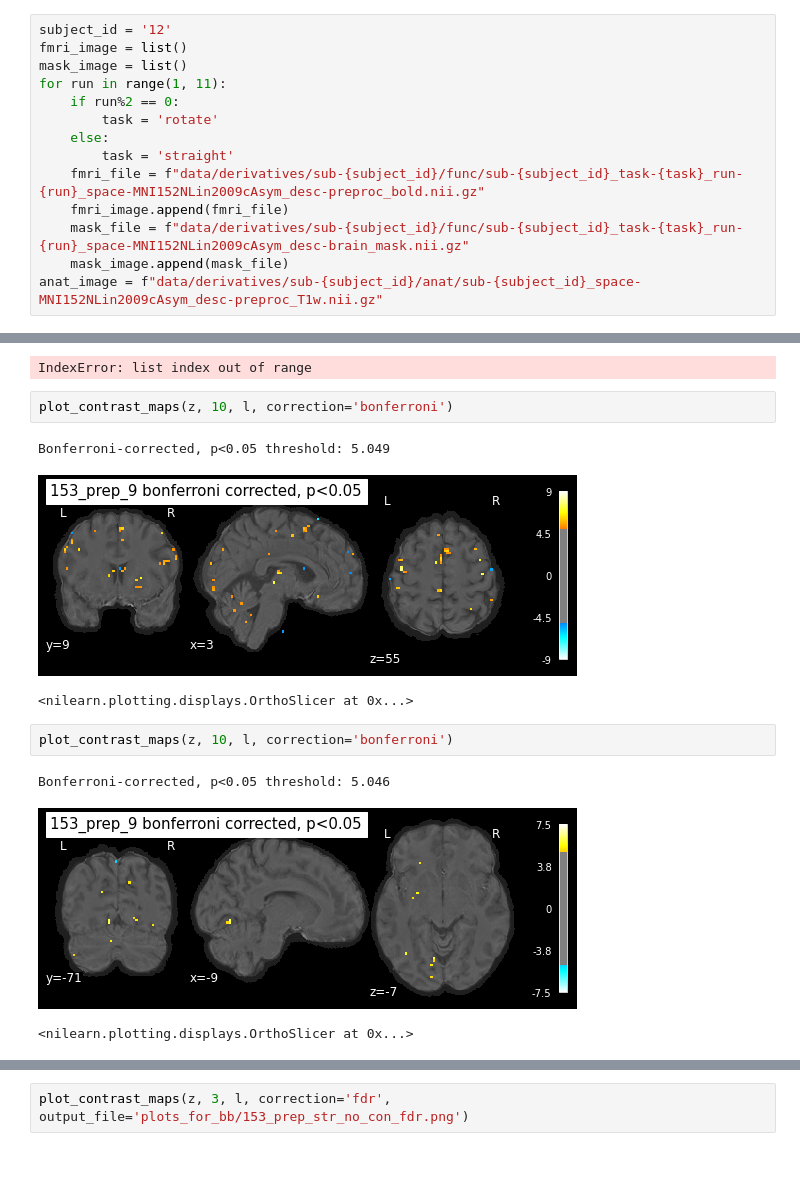
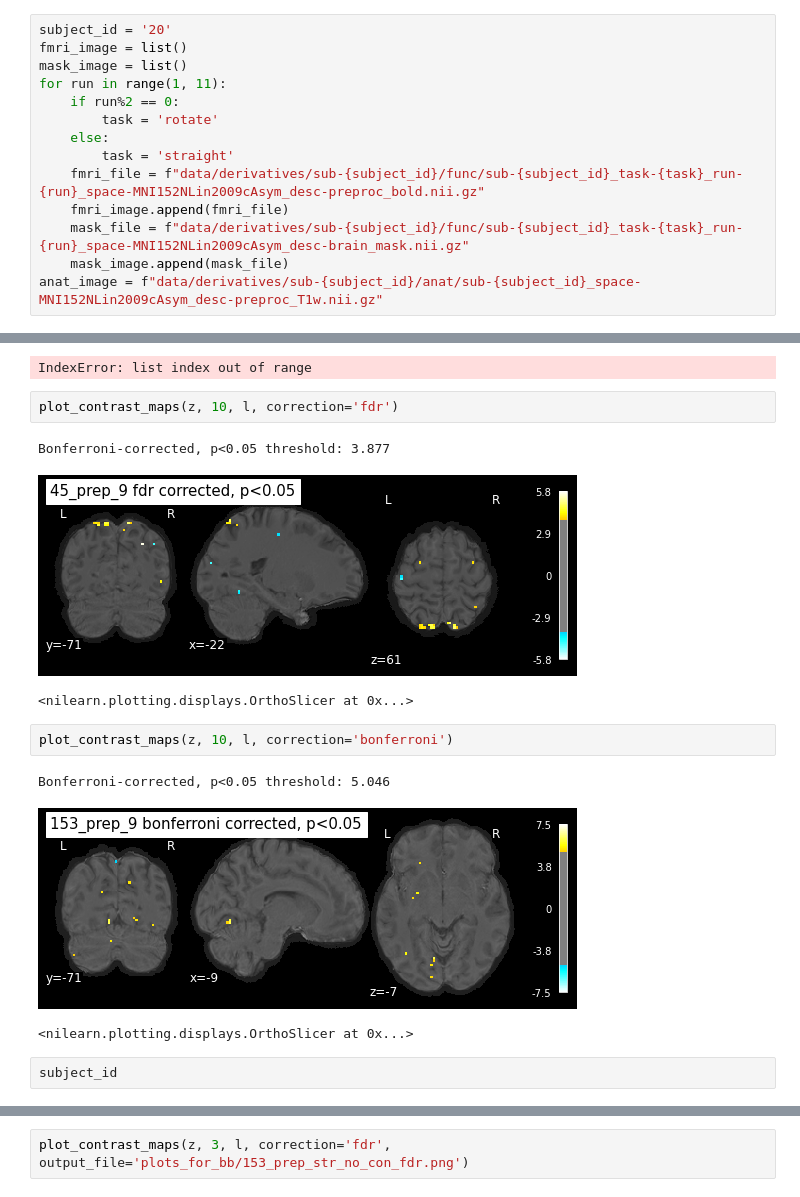
Before and after one commit to tejas-savalia/fmri_project, a Jupyter notebook: glm_analyses.ipynb, the cells around one changed output, grey strips where cells are left out. Cells and saved outputs as stored; diff of their text form; blank space fills up the shorter version.

```diff
--- a/glm_analyses.ipynb
+++ b/glm_analyses.ipynb
@@ -18,7 +18,7 @@ import seaborn as sns
 # %% [markdown]
 ## Extract fmri and mask files
 # %%
-subject_id = '12'
+subject_id = '20'
 fmri_image = list()
 mask_image = list()
 for run in range(1, 11):
@@ -203,18 +199,20 @@ z, l, s = compute_no_diff_contrasts(glms, 2)
 z_pw, l_pw = get_prep_minus_wait_contrasts(design_matrices, glms)
 # %% [output]
 IndexError: list index out of range
+# %%
+plot_contrast_maps(z, 10, l, correction='fdr')
+# %% [output]
+Bonferroni-corrected, p<0.05 threshold: 3.877
+[figure, added]
+<nilearn.plotting.displays.OrthoSlicer at 0x...>
 # %%
 plot_contrast_maps(z, 10, l, correction='bonferroni')
 # %% [output]
-Bonferroni-corrected, p<0.05 threshold: 5.049
+Bonferroni-corrected, p<0.05 threshold: 5.046
-[figure, old version]
+[figure, new version]
 <nilearn.plotting.displays.OrthoSlicer at 0x...>
-# %%
-plot_contrast_maps(z, 10, l, correction='bonferroni')
-# %% [output]
-Bonferroni-corrected, p<0.05 threshold: 5.046
-[figure, removed]
-<nilearn.plotting.displays.OrthoSlicer at 0x...>
+# %%
+subject_id
 # %%
 import os
 for run in range(1, 11):
```
Also changed, not shown: parts of 3 cells of this notebook, 7 other files.
